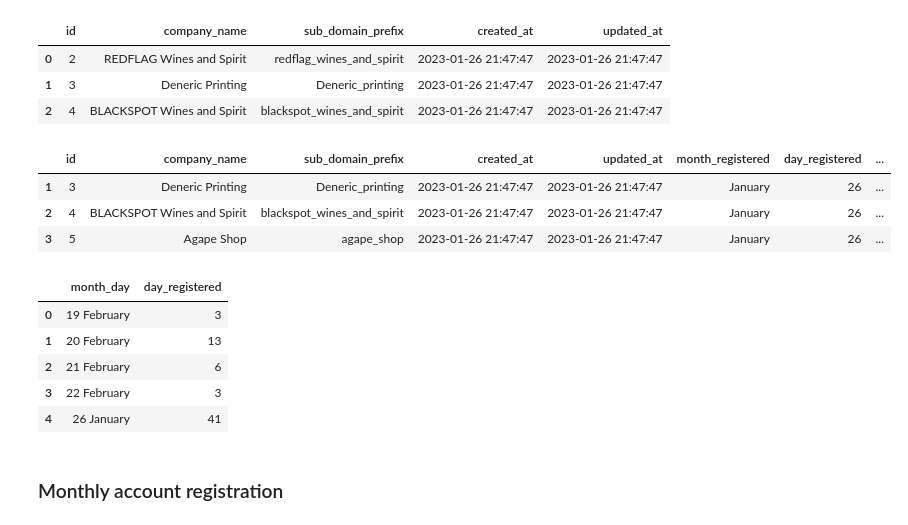
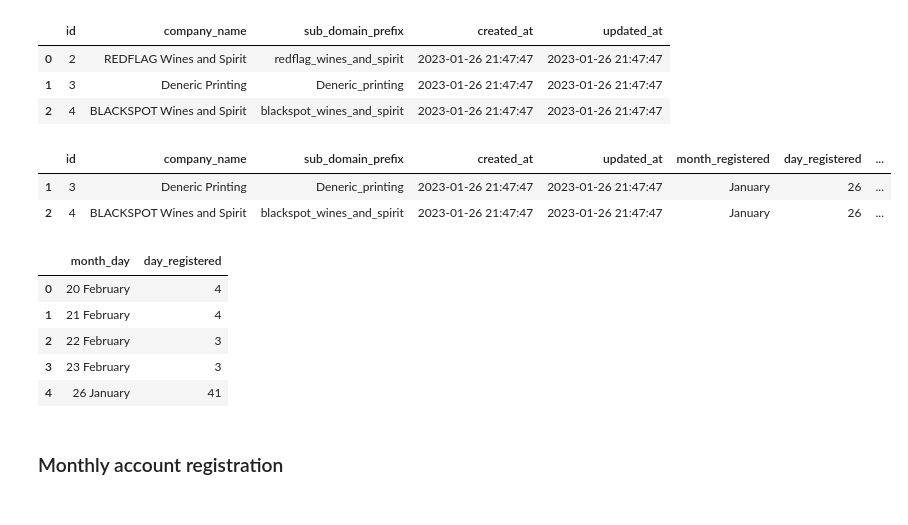
Before and after one commit to nichmomanyi/dukapaq_dataplay, a Jupyter notebook: active_dukas.ipynb, the cells around one changed output. Cells and saved outputs as stored; diff of their text form; code cells hidden in the pictures.

```diff
--- a/active_dukas.ipynb
+++ b/active_dukas.ipynb
@@ -316,20 +304,19 @@ registered_accounts.head(3)
 # %%
 registered_accounts['created_at']=pd.to_datetime(registered_accounts['created_at'])
 registered_accounts['month_registered']=pd.to_datetime(registered_accounts['created_at']).dt.strftime('%B')
 registered_accounts['day_registered']=pd.to_datetime(registered_accounts['created_at']).dt.day
 #registered_accounts['month_day'] = registered_accounts['month_registered'] + ', ' + registered_accounts['day_registered'].astype(str)
 registered_accounts['month_day']=pd.to_datetime(registered_accounts['created_at']).dt.strftime('%d %B')
 # DROPPING dummy data
-values_to_dropp = [2, 7, 8, 65, 69, 67, 82, 76, 71, 72, 73, 74, 75]
+values_to_dropp = [2, 7, 8, 65, 69, 67, 82, 76, 71, 72, 73, 74, 75,45,46,47,60,61,64,62,63,66,69,70,78,81,83,84]
 new_registered_accounts = registered_accounts[~registered_accounts['id'].isin(values_to_dropp)]
 
 
-new_registered_accounts.head(3)
+new_registered_accounts.head(2)
 # %% [output]
 |  | id | company_name | sub_domain_prefix | created_at | updated_at | month_registered | day_registered | ... |
 | 1 | 3 | Deneric Printing | Deneric_printing | 2023-01-26 21:47:47 | 2023-01-26 21:47:47 | January | 26 | ... |
 | 2 | 4 | BLACKSPOT Wines and Spirit | blackspot_wines_and_spirit | 2023-01-26 21:47:47 | 2023-01-26 21:47:47 | January | 26 | ... |
-| 3 | 5 | Agape Shop | agape_shop | 2023-01-26 21:47:47 | 2023-01-26 21:47:47 | January | 26 | ... |
 # %%
 #daily_trans=daily_transactions.groupby(['company_id','transaction_month','transaction_day','tran_type'])['amount'].sum().reset_index()
 daily_registered_accounts=new_registered_accounts.groupby(['month_day'])['day_registered'].size().reset_index()
@@ -337,10 +324,10 @@ daily_registered_accounts.sort_values(by='month_day')
 # daily_registered_accounts.to_excel('sss.xlsx', index=False)
 # %% [output]
 |  | month_day | day_registered |
-| 0 | 19 February | 3 |
-| 1 | 20 February | 13 |
-| 2 | 21 February | 6 |
-| 3 | 22 February | 3 |
+| 0 | 20 February | 4 |
+| 1 | 21 February | 4 |
+| 2 | 22 February | 3 |
+| 3 | 23 February | 3 |
 | 4 | 26 January | 41 |
 # %%
 plt.subplots(figsize=(9,6))
```
Also changed, not shown: parts of 10 cells of this notebook, 3 other files.
